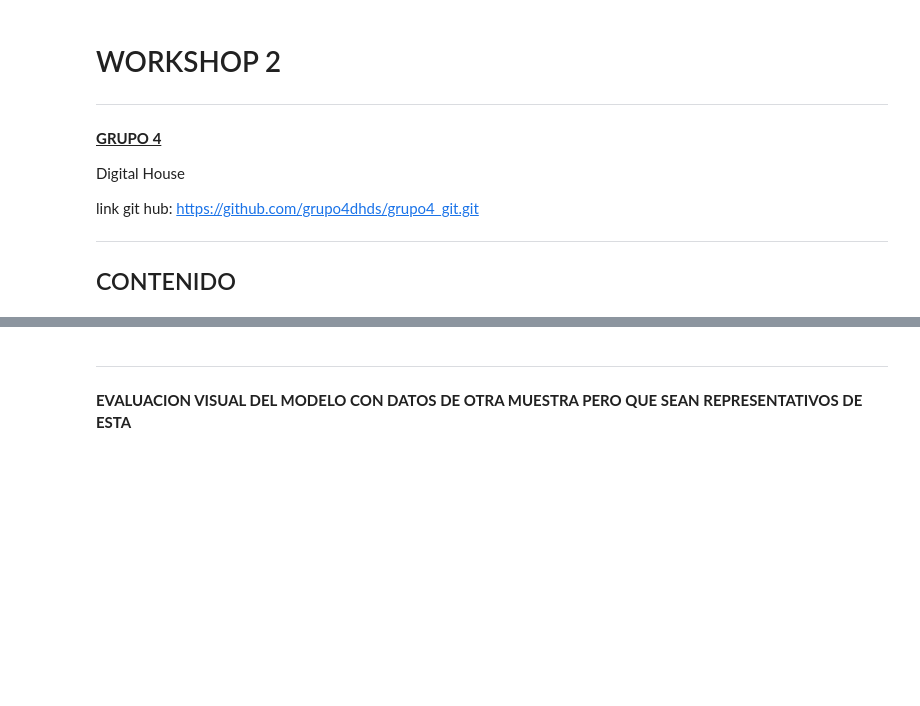
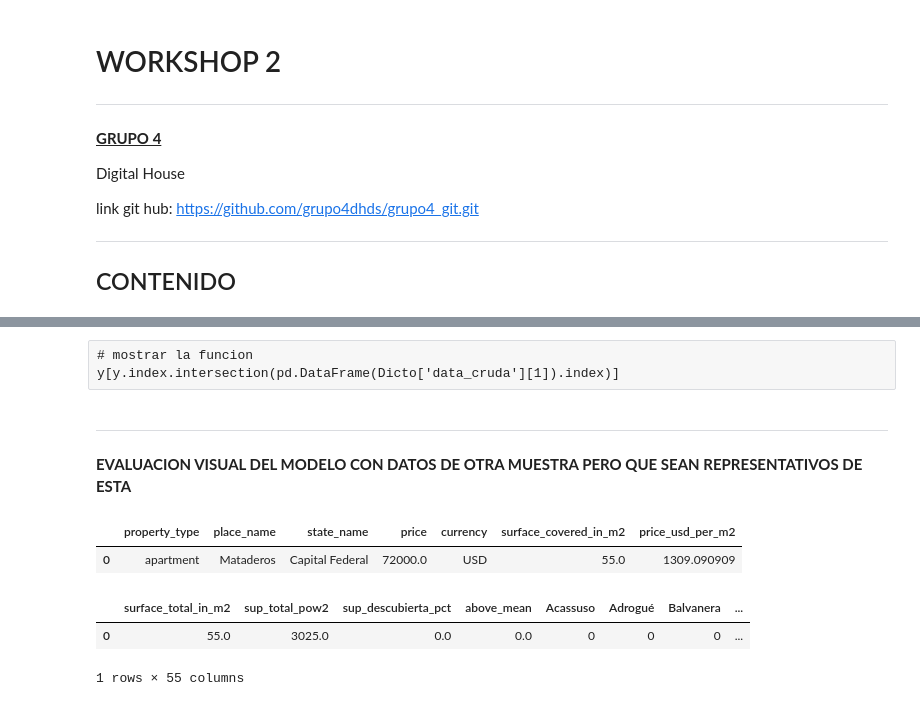
Before and after one commit to grupo4dhds/grupo4_git, a Jupyter notebook: workshop2_G4_ml.ipynb, the cells around one changed output, grey strips where cells are left out. Cells and saved outputs as stored; diff of their text form; code cells hidden in the pictures; blank space fills up the shorter version.

```diff
--- a/workshop2_G4_ml.ipynb
+++ b/workshop2_G4_ml.ipynb
@@ -50,0 +115,17 @@ mask.sum()
+# %%
+print ('ANALISIS DE NANS')
+print (data[lista_con_na].isna().sum().to_string())
+print ('La suma es {}'.format(3198+746))
+print ('Cantidad de elemento: {}'.format(data[lista_con_na].shape[0]))
+
+print ('Interseccion entre los nan encuentra: {} elementos'.format(data[lista_con_na].isna().all(axis=1).sum()))
+print('Union entre los nan encuentra: {} elementos'.format(data[lista_con_na].isna().any(axis=1).sum()))
+
+print ('\nSe toma muestra de los valores y se los quita del dataset')
+
+muestra = data[data[lista_con_na].isna().any(axis=1)]
+df = data_info(muestra, 'surface_nan')
+data = data.drop(muestra.index)
+
+Dicto['data_cruda'] = data.to_dict(), data_info(data).to_dict()
+Dicto['surface_nan'] = muestra.to_dict(), df.to_dict()
@@ -51,3 +158,17 @@ mask.sum()
+# %%
+data['sup_total_pow2'] = data.surface_total_in_m2 * data.surface_total_in_m2
+data['sup_descubierta'] = data.surface_total_in_m2 - data.surface_covered_in_m2
+data['sup_descubierta_pct'] = data.sup_descubierta / data.surface_total_in_m2 *100
+
+data = data.drop('sup_descubierta', axis=1)
+
+dummy_place = pd.get_dummies(data['place_name_2'], drop_first=True)
+df = data_info(dummy_place)['columna']
+
+data = data.drop('place_name_2', axis=1)
+
+Dicto['data'] = data_info(data).to_dict(), data.to_dict()
+Dicto['dummy_place'] = df.to_dict(), dummy_place.to_dict()
 # %%
 print (pd.Series(data.columns).to_string())
 # %% [output]
@@ -80,10 +193,12 @@ linreg = LinearRegression(normalize=True) # False: default but then change to Tr
 
 #3. Preparar los datos en una matriz de features, y un vector target
 
-features = ['sup_total', 'sup_total_pow2', 'sup_descubierta_pct', 'above_mean']
-X = data[features]
+features_1 = ['surface_total_in_m2', 'sup_total_pow2', 'sup_descubierta_pct', 'above_mean']
+features_2 = ['surface_total_in_m2', 'sup_total_pow2', 'sup_descubierta_pct', 'above_median']
+
+X = data[features_1]
 X = pd.concat([X,dummy_place], axis=1)
-#X = X.dropna()
+
 
 y = data.price
 y = y[y.index.intersection(X.index)]
@@ -134,3 +269,6 @@ y[y.index.intersection(X.index)]
+# %% [raw]
+# mostrar la funcion
+y[y.index.intersection(pd.DataFrame(Dicto['data_cruda'][1]).index)]
 # %% [markdown]
 --------------------
 **EVALUACION VISUAL DEL MODELO CON DATOS DE OTRA MUESTRA PERO QUE SEAN REPRESENTATIVOS DE ESTA**
@@ -140,5 +275,38 @@ y[y.index.intersection(X.index)]
+# %%
+data_aux = pd.DataFrame(Dicto['data'][1])
+
+features_1
+lista = []
+for i in range(len(list(data_aux.columns))): # lo hice al revés, me da True si se encuentra!
+    booleano = False
+    for j in range(len(features_1)):
+        elemento = features_1[j] in list(data_aux.columns)[i]
+        if elemento:
+            booleano = True
+    lista.append(booleano)
+
+#for i in range(len(lista)):
+#    lista[i] = not(lista[i])
+
+not_features_1 = []
+for i in range(len(lista)):
+    if lista[i] == False:
+        not_features_1.append(list(data_aux.columns)[i])
+
+data_aux = data_aux[not_features_1]
+data_aux = data_aux.drop('above_median', axis=1)
+
+data_aux.head(1)
+# %% [output]
+|  | property_type | place_name | state_name | price | currency | surface_covered_in_m2 | price_usd_per_m2 |
+| 0 | apartment | Mataderos | Capital Federal | 72000.0 | USD | 55.0 | 1309.090909 |
 # %%
-data = data[features]
+data = data[features_1]
 data = pd.concat([data,dummy_place], axis=1)
-data = data.dropna()
 array_predict = linreg.predict(data)
+data['y_pred'] = array_predict
+data.head(1)
+# %% [output]
+|  | surface_total_in_m2 | sup_total_pow2 | sup_descubierta_pct | above_mean | Acassuso | Adrogué | Balvanera | ... |
+| 0 | 55.0 | 3025.0 | 0.0 | 0.0 | 0 | 0 | 0 | ... |
+1 rows × 55 columns
```
Also changed, not shown: parts of 17 cells of this notebook, 2 other files.
